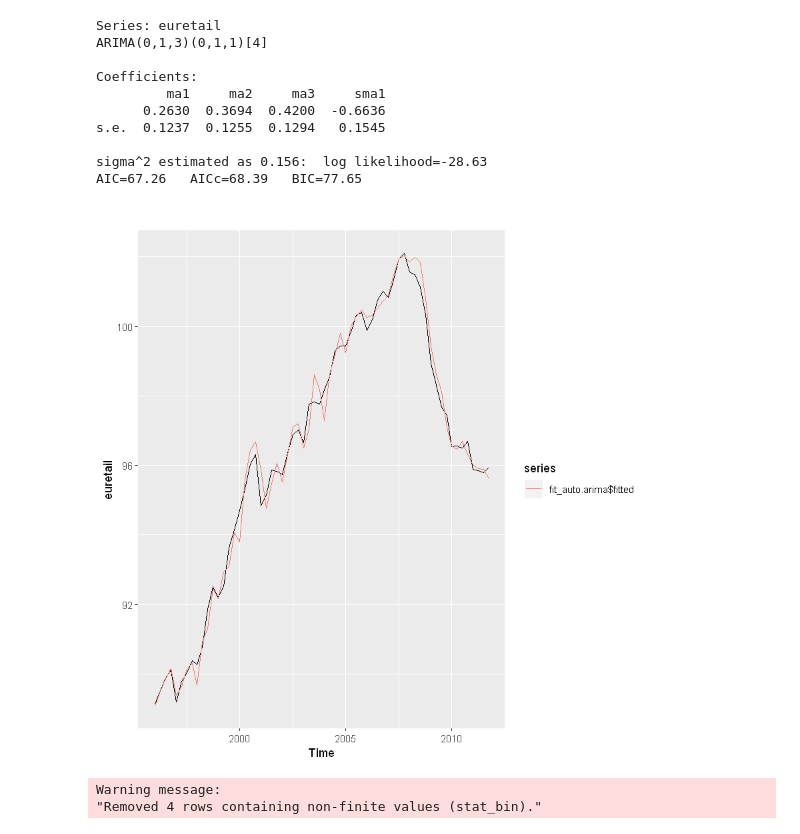
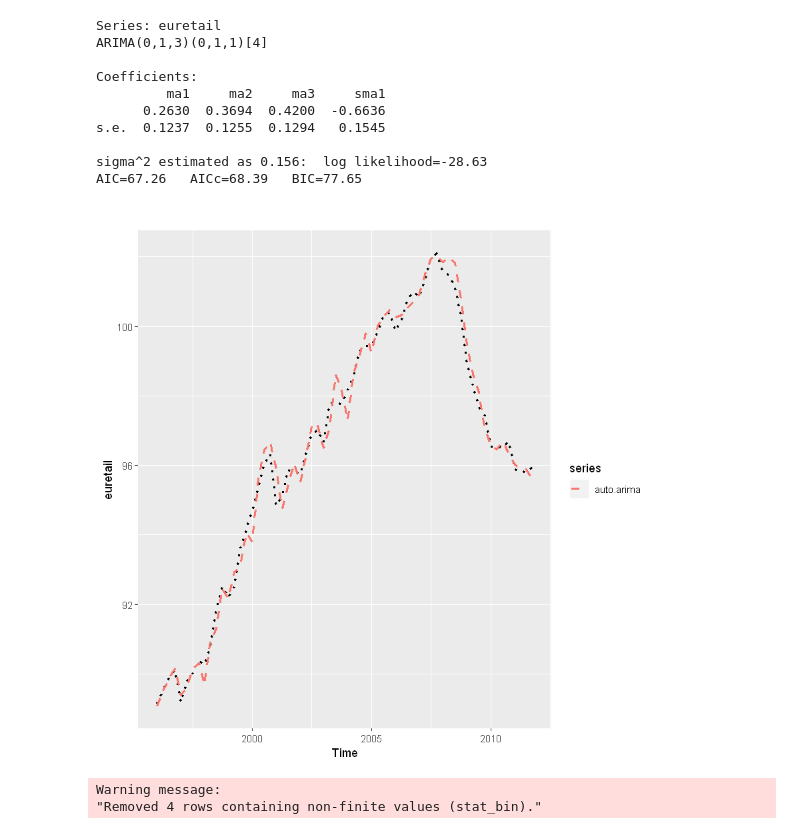
Before and after one commit to D4R6-Robot/Statistics, a Jupyter notebook: 2nd semester/02.TimeSeries/HW4/HW(4-4).ipynb, the cells around one changed output. Drawn from its saved outputs; the diff is of its cells as text; code cells hidden in the pictures.

Commit message:
fit graph update

```diff
--- a/2nd semester/02.TimeSeries/HW4/HW(4-4).ipynb
+++ b/2nd semester/02.TimeSeries/HW4/HW(4-4).ipynb
@@ -100,10 +119,11 @@ s.e.  0.1237  0.1255  0.1294   0.1545
 sigma^2 estimated as 0.156:  log likelihood=-28.63
 AIC=67.26   AICc=68.39   BIC=77.65
 # %%
-autoplot(euretail) +
-    autolayer(fit_auto.arima$fitted)
+autoplot(euretail, linetype = 'dotted', size = 1) +
+    autolayer(fit_auto.arima$fitted, series = "auto.arima"
+              , linetype = 'dashed', size = 1)
 # %% [output]
-[figure, old version]
+[figure, new version]
 # %%
 # 잔차 (random 혹은 residual)에 대한 그림을 그려라.
 
```
Also changed, not shown: parts of 4 cells of this notebook.
